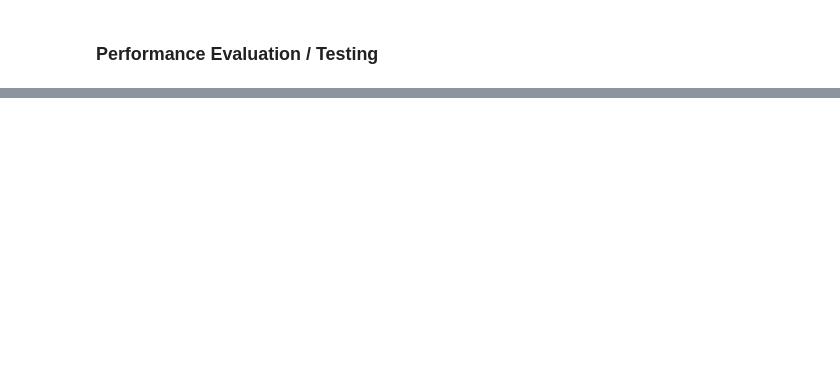
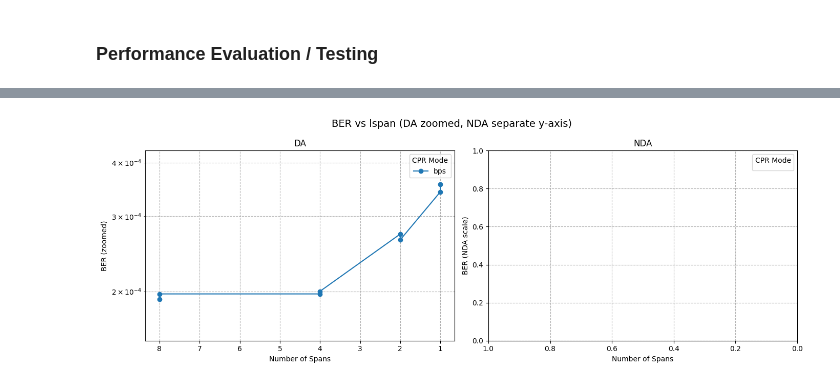
Before and after one commit to abdalrahimnaser/FYP, a Jupyter notebook: Experiementation/system_test_span_lenght.ipynb, the cells around one changed output, grey strips where cells are left out. Saved outputs shown, nothing was run; the diff lists cells and outputs as text; code cells hidden in the pictures; blank space fills up the shorter version.

Commit message:
Ber vs Span Length Uncertainty Trail

```diff
--- a/Experiementation/system_test_span_lenght.ipynb
+++ b/Experiementation/system_test_span_lenght.ipynb
@@ -351,7 +351,6 @@ def simulate_optical_system(
     ch_amp="edfa",
     ch_NF_dB=4.5,
     lo_P_dBm=2,
-    lo_linewidth_hz=100e3,
     lo_RIN_var=0,
     lo_freq_shift_base_hz=0,
     pn_tx_seed=123,
@@ -416,7 +415,7 @@ def simulate_optical_system(
 
     paramLO = parameters()
     paramLO.P = lo_P_dBm
-    paramLO.lw = lo_linewidth_hz
+    paramLO.lw = laserLinewidth
     paramLO.RIN_var = lo_RIN_var
     paramLO.Fs = Fs
     paramLO.seed = lo_rx_seed
@@ -916,11 +726,10 @@ def train_DPD(M, iteration_cnt = 15, **kwargs):
 M = 16
 nBits = 400000
 SpSout = 2
-paramSymb = intialise_paramSymb(M, nBits)
 
 dpd_model = build_model()
-train_DPD(M, Data_Aided=True, CPR_Mode = "bps", laserLinewidth = 100e3, lo_linewidth_hz=100e3,mzmScale=0.5,ch_Lspan_km=80) # here you can specify things like back_to_back enable, CPR mode, ..... etc but DONT change Data_Aided - for training this must be true
+#train_DPD(M, nBits, iteration_cnt=10,Data_Aided=True, CPR_Mode = "bps", laserLinewidth = 100e3,mzmScale=0.8,ch_Lspan_km=80) # here you can specify things like back_to_back enable, CPR mode, ..... etc but DONT change Data_Aided - for training this must be true
 
 
-dpd_model.load_weights("best_model_lspan.weights.h5")
+dpd_model.load_weights("best_model.weights.h5")
 # %% [output]
@@ -1121,0 +909,74 @@ plt.show()
+# %%
+import matplotlib.pyplot as plt
+import pandas as pd
+
+
+df = pd.DataFrame(results_nodpd)
+
+# Save to CSV
+df.to_csv("results_noDPD_lspan.csv", index=False)
+
+# OPTIONAL: scale lspan
+df["lspan"] = df["lspan"] / 10
+
+# Two subplots: DA (left), NDA (right)
+fig, axes = plt.subplots(1, 2, figsize=(14, 5), sharey=False)
+
+subplot_map = {True: 0, False: 1}
+
+for da in [True, False]:
+    ax = axes[subplot_map[da]]
+
+    for cpr_mode in df["CPR"].unique():
+
+        subset = df[(df["Data_Aided"] == da) &
+                    (df["CPR"] == cpr_mode)]
+
+        if len(subset) == 0:
+            continue
+
+        # Sort so the plot doesn't zig-zag
+        subset = subset.sort_values("lspan")
+
+        label = f"{cpr_mode}"
+
+        ax.semilogy(
+            subset["lspan"],
+            subset["BER"],
+            marker="o",
+            linestyle="-",
+            label=label
+        )
+
+    # Titles
+    ax.set_title("DA" if da else "NDA")
+
+    # X label
+    ax.set_xlabel("Number of Spans")
+    ax.grid(True, which='both', ls='--')
+
+    # Invert x-axis (largest span → smallest)
+    ax.invert_xaxis()
+
+    # Separate Y-axis titles
+    if da:
+        ax.set_ylabel("BER (zoomed)")
+    else:
+        ax.set_ylabel("BER (NDA scale)")
+
+    # Zoom DA Y-axis
+    if da:
+        da_vals = df[df["Data_Aided"] == True]["BER"]
+        ymin = da_vals.min() * 0.8
+        ymax = da_vals.max() * 1.2
+        ax.set_ylim([ymin, ymax])
+
+# Put legend only on NDA subplot
+axes[0].legend(title="CPR Mode")
+axes[1].legend(title="CPR Mode")
+
+plt.suptitle("BER vs lspan (DA zoomed, NDA separate y-axis)", fontsize=14)
+plt.tight_layout()
+plt.show()
+# %% [output]
+[figure, added]
```
Also changed, not shown: parts of 15 cells of this notebook.
